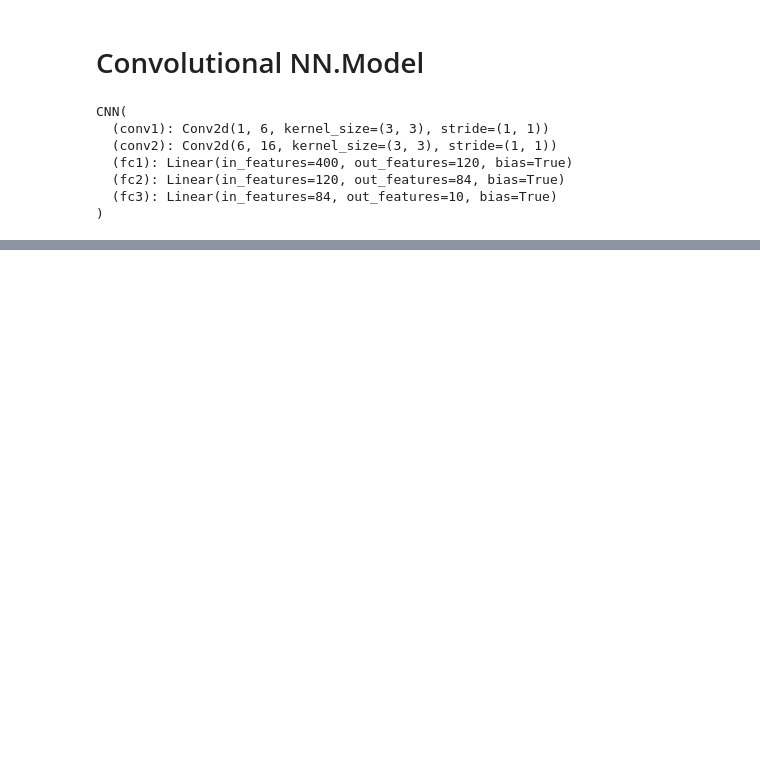
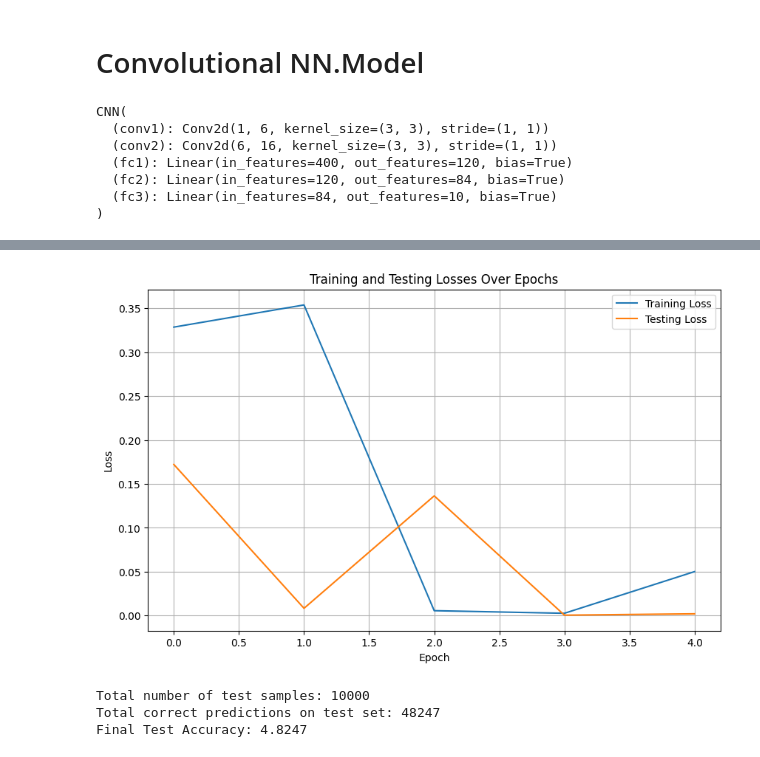
Before and after one commit to denishkanani/Deep-Learning-With-PyTorch, a Jupyter notebook: Deep_Learning_with_PyTorch.ipynb, the cells around one changed output, grey strips where cells are left out. Cells and saved outputs as stored; diff of their text form; code cells hidden in the pictures; blank space fills up the shorter version.

Commit message:
Traning and Testing CNN Model

```diff
--- a/Deep_Learning_with_PyTorch.ipynb
+++ b/Deep_Learning_with_PyTorch.ipynb
@@ -551,6 +551,10 @@ torch.Size([1, 16, 5, 5])
 # %% [markdown]
 # Convolutional NN.Model
 # %%
+import torch
+import torch.nn as nn
+import torch.nn.functional as F
+
 # Model Class
 class CNN(nn.Module):
   def __init__(self):
@@ -568,7 +572,7 @@ class CNN(nn.Module):
     x = F.relu(self.conv2(x))
     x = F.max_pool2d(x,2,2)
 
-    X = x.view(x.shape[0],-1)
+    x = x.view(x.shape[0],-1) # Changed X to x here
 
     x = F.relu(self.fc1(x))
     x = F.relu(self.fc2(x))
@@ -592,0 +669,22 @@ optimizer = torch.optim.Adam(model.parameters(),lr=0.01)
+# %%
+plt.figure(figsize=(10, 6))
+plt.plot([loss.item() for loss in train_losses], label='Training Loss')
+plt.plot([loss.item() for loss in test_losses], label='Testing Loss')
+plt.title('Training and Testing Losses Over Epochs')
+plt.xlabel('Epoch')
+plt.ylabel('Loss')
+plt.legend()
+plt.grid(True)
+plt.show()
+# %% [output]
+[figure, added]
+# %%
+total_test_correct = sum(test_correct)
+final_test_accuracy = total_test_correct / len(test_data)
+print(f'Total number of test samples: {len(test_data)}')
+print(f'Total correct predictions on test set: {total_test_correct}')
+print(f'Final Test Accuracy: {final_test_accuracy:.4f}')
+# %% [output]
+Total number of test samples: 10000
+Total correct predictions on test set: 48247
+Final Test Accuracy: 4.8247
```
Also changed, not shown: parts of 5 cells of this notebook.
